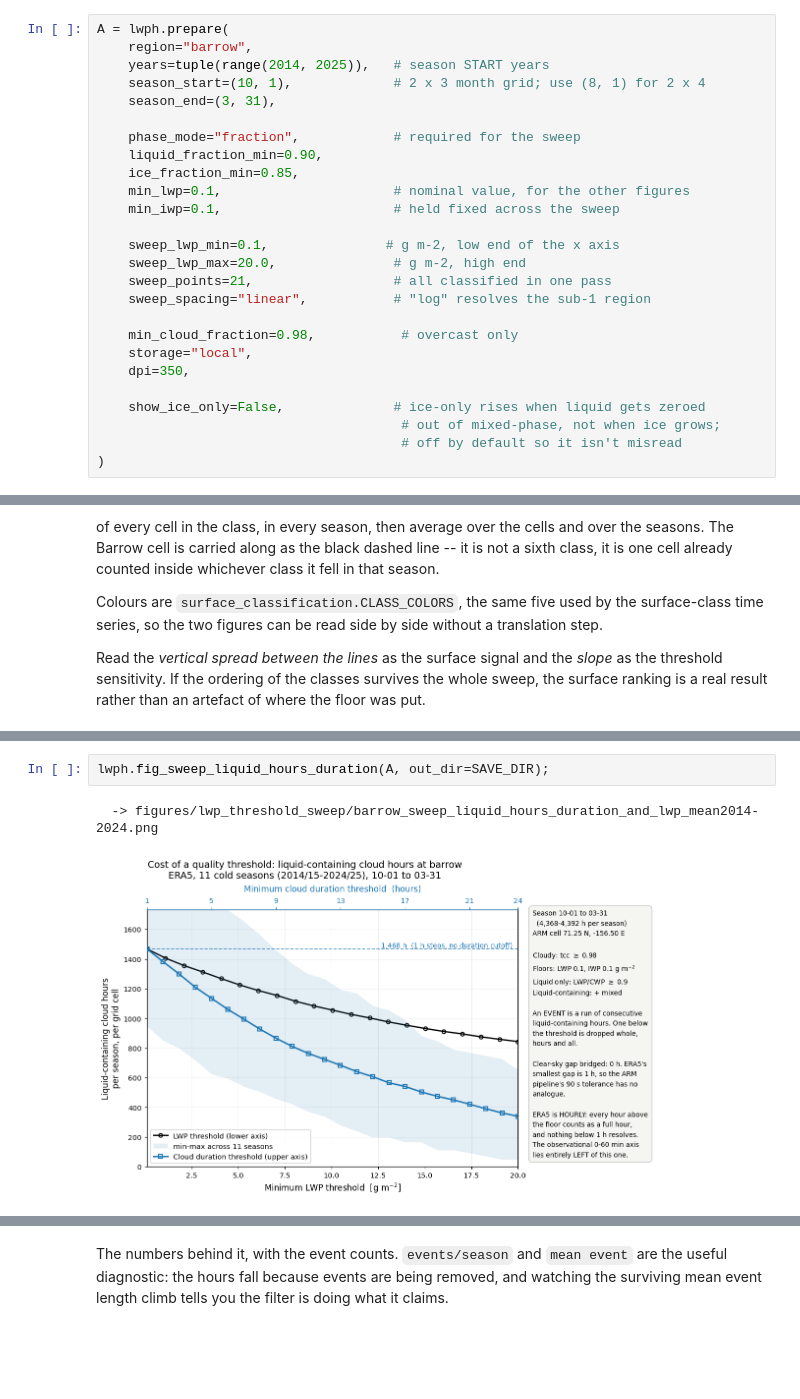
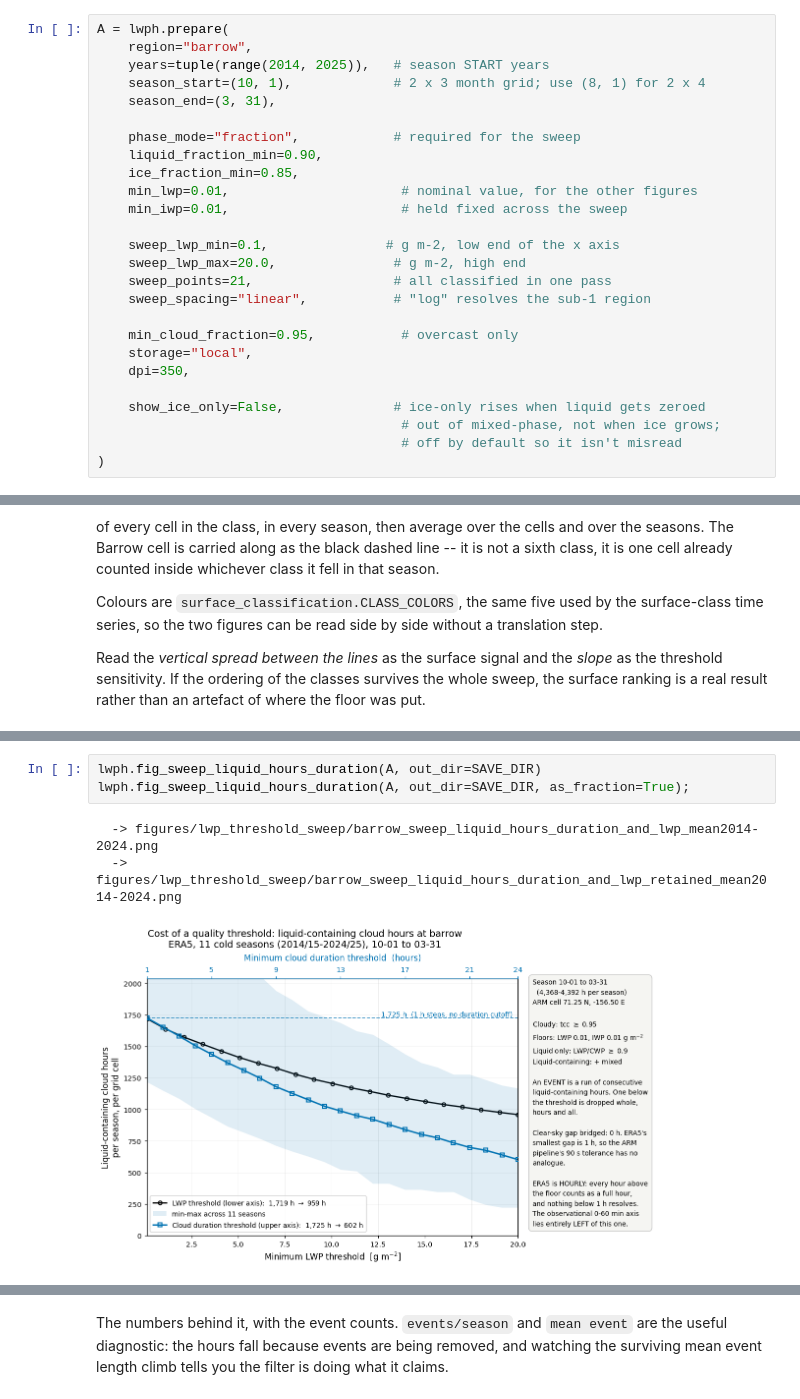
Before and after one commit to andrewjbuggee/Python-Research, a Jupyter notebook: ERA5/surface_energy_budget/plot_lwp_threshold_sweep.ipynb, the cells around one changed output, grey strips where cells are left out. Saved outputs shown, nothing was run; the diff lists cells and outputs as text; blank space fills up the shorter version.

```diff
--- a/ERA5/surface_energy_budget/plot_lwp_threshold_sweep.ipynb
+++ b/ERA5/surface_energy_budget/plot_lwp_threshold_sweep.ipynb
@@ -102,15 +103,15 @@ A = lwph.prepare(
     phase_mode="fraction",            # required for the sweep
     liquid_fraction_min=0.90,
     ice_fraction_min=0.85,
-    min_lwp=0.1,                      # nominal value, for the other figures
-    min_iwp=0.1,                      # held fixed across the sweep
+    min_lwp=0.01,                      # nominal value, for the other figures
+    min_iwp=0.01,                      # held fixed across the sweep
 
     sweep_lwp_min=0.1,               # g m-2, low end of the x axis
     sweep_lwp_max=20.0,               # g m-2, high end
     sweep_points=21,                  # all classified in one pass
     sweep_spacing="linear",           # "log" resolves the sub-1 region
 
-    min_cloud_fraction=0.98,           # overcast only
+    min_cloud_fraction=0.95,           # overcast only
     storage="local",
     dpi=350,
 
@@ -293,5 +302,7 @@ duration.
 # %%
-lwph.fig_sweep_liquid_hours_duration(A, out_dir=SAVE_DIR);
+lwph.fig_sweep_liquid_hours_duration(A, out_dir=SAVE_DIR)
+lwph.fig_sweep_liquid_hours_duration(A, out_dir=SAVE_DIR, as_fraction=True);
 # %% [output]
   -> figures/lwp_threshold_sweep/barrow_sweep_liquid_hours_duration_and_lwp_mean2014-2024.png
+  -> figures/lwp_threshold_sweep/barrow_sweep_liquid_hours_duration_and_lwp_retained_mean2014-2024.png
-[figure, old version]
+[figure, new version]
```
Also changed, not shown: parts of 16 cells of this notebook, 30 other files.
